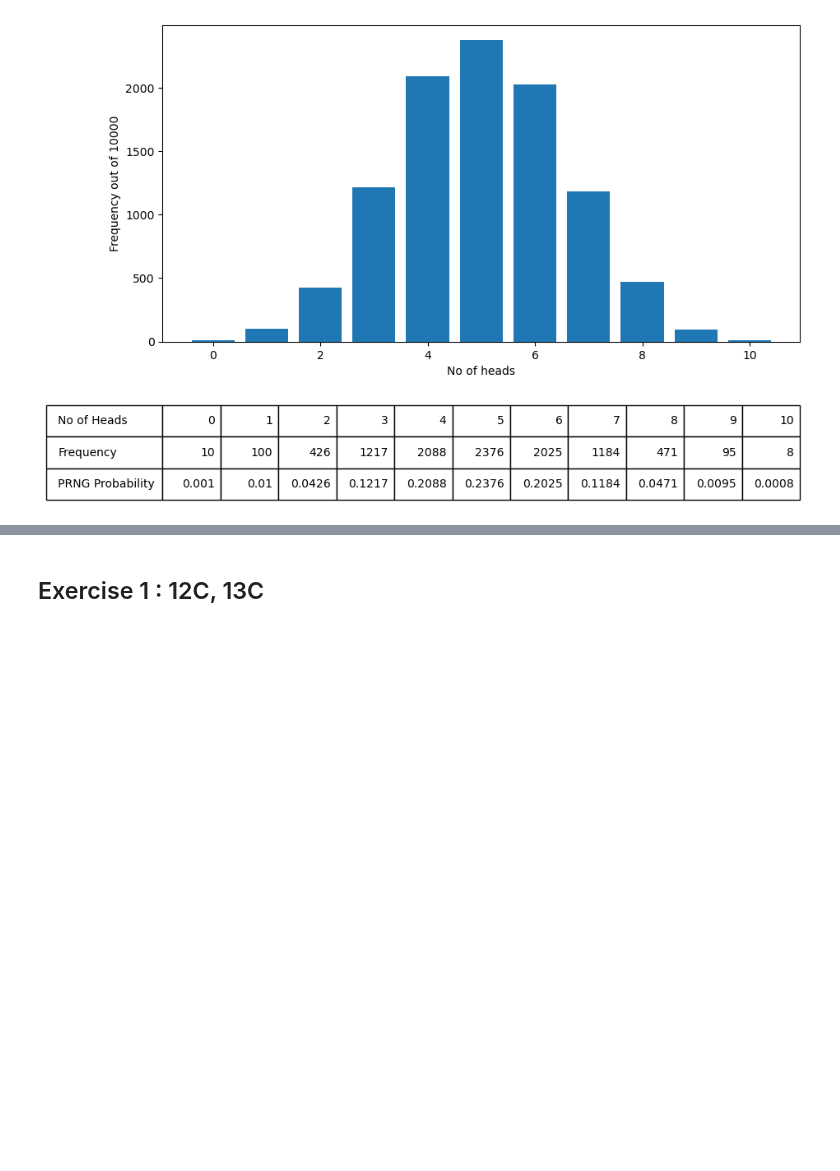
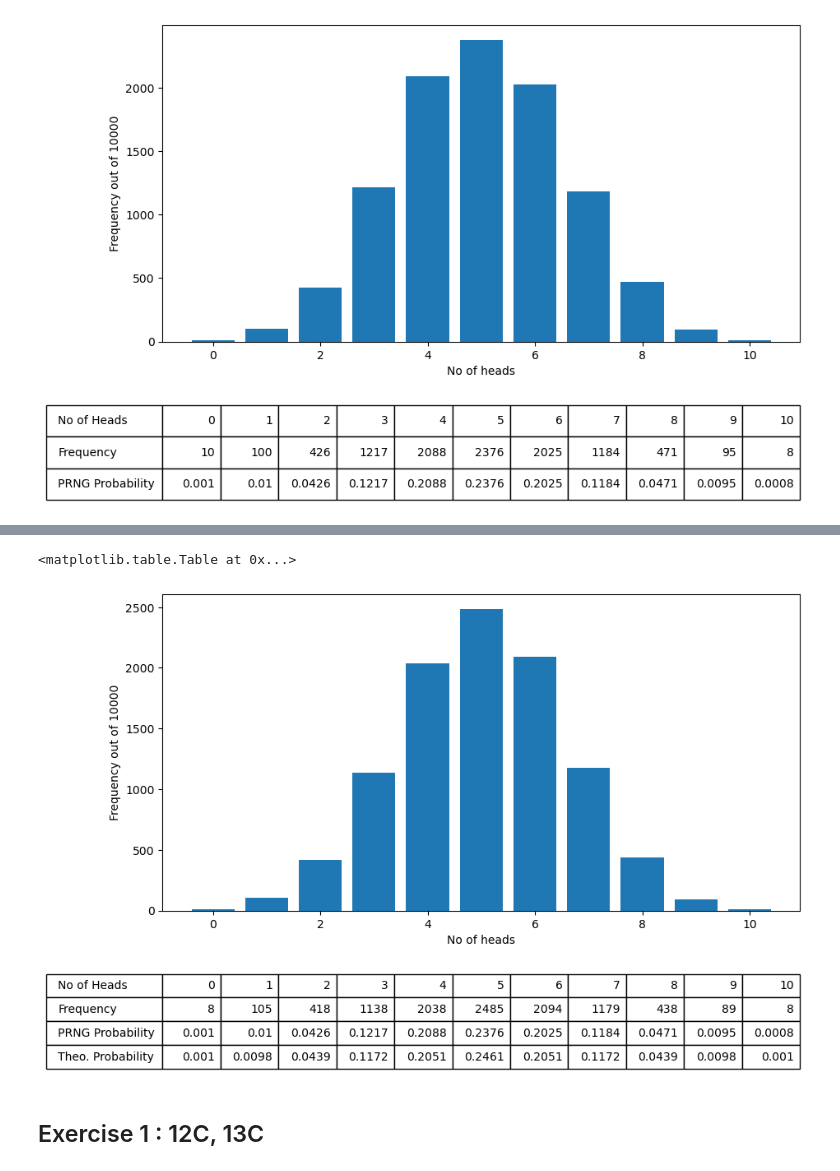
Before and after one commit to SPS-SP2273/learning-portfolio-alfraang, a Jupyter notebook: random numbers/random_numbers_(need).ipynb, the cells around one changed output, grey strips where cells are left out. Drawn from its saved outputs; the diff is of its cells as text; code cells hidden in the pictures; blank space fills up the shorter version.

```diff
--- a/random numbers/random_numbers_(need).ipynb
+++ b/random numbers/random_numbers_(need).ipynb
@@ -225,19 +225,22 @@ binomial_probabilities = binom.pmf(k=no_of_heads, n=10, p=.5)
 # %%
 from matplotlib import pyplot as plt
 
 no_of_repeats = 10_000
 result = [flip_coins(no_of_coins=10) for _ in range(no_of_repeats)]
 no_of_heads, heads_counts = np.unique(result, return_counts=True)
 binomial_probabilities = binom.pmf(k=no_of_heads, n=10, p=.5)
 
 plt.rcParams['figure.figsize'] = (10,5)
 plt.bar(no_of_heads, heads_counts);
 plt.xlabel('No of heads')
 plt.ylabel(f'Frequency out of {no_of_repeats}')
-plt.table([no_of_heads, heads_counts, heads_probability],
-          rowLabels=['No of Heads', 'Frequency', 'PRNG Probability'],
+plt.table([no_of_heads, heads_counts, heads_probability, np.round(binomial_probabilities, decimals=4)],
+          rowLabels=['No of Heads', 'Frequency', 'PRNG Probability', 'Theo. Probability'],
           loc='bottom',
           bbox=[0, -0.5, 1, 0.3])
+# %% [output]
+<matplotlib.table.Table at 0x...>
+[figure, added]
 # %% [markdown]
 ## Exercise 1 :  12C, 13C
 # %% [markdown]
```
Also changed, not shown: parts of 13 cells of this notebook.
